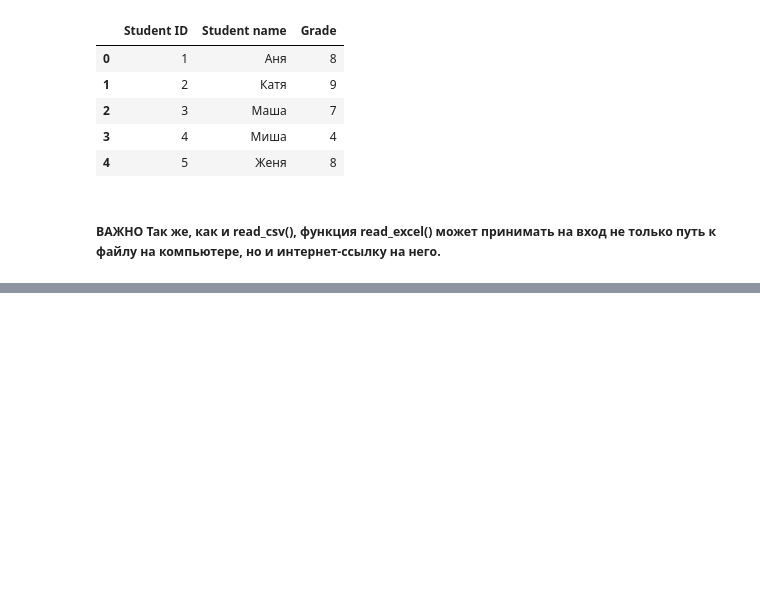
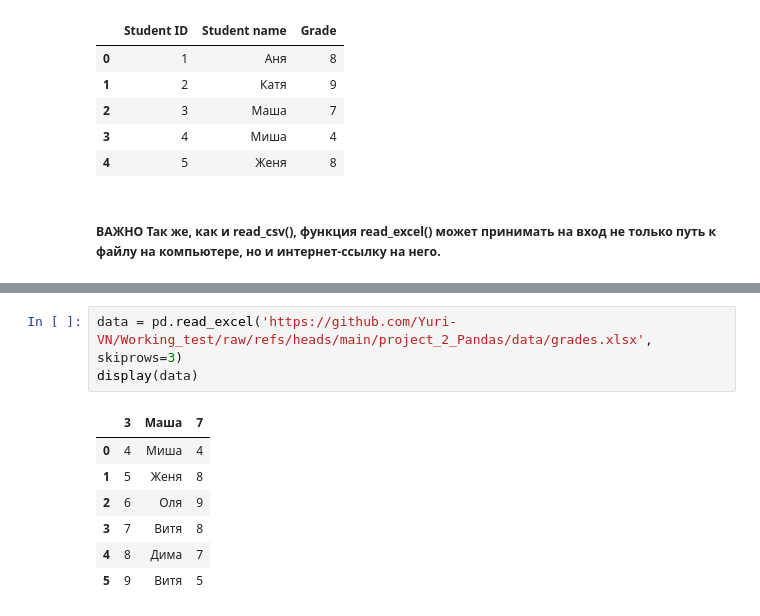
Before and after one commit to Yuri-VN/Working_test, a Jupyter notebook: project_2_Pandas/project_2.Подгрузка_данных.ipynb, the cells around one changed output, grey strips where cells are left out. Saved outputs shown, nothing was run; the diff lists cells and outputs as text; blank space fills up the shorter version.

```diff
--- a/project_2_Pandas/project_2.Подгрузка_данных.ipynb
+++ b/project_2_Pandas/project_2.Подгрузка_данных.ipynb
@@ -246,0 +247,11 @@ display(grades.head())
+# %%
+data = pd.read_excel('https://github.com/Yuri-VN/Working_test/raw/refs/heads/main/project_2_Pandas/data/grades.xlsx', skiprows=3)
+display(data)
+# %% [output]
+|  | 3 | Маша | 7 |
+| 0 | 4 | Миша | 4 |
+| 1 | 5 | Женя | 8 |
+| 2 | 6 | Оля | 9 |
+| 3 | 7 | Витя | 8 |
+| 4 | 8 | Дима | 7 |
+| 5 | 9 | Витя | 5 |
```
Also changed, not shown: parts of 123 cells of this notebook, 9 other files.
